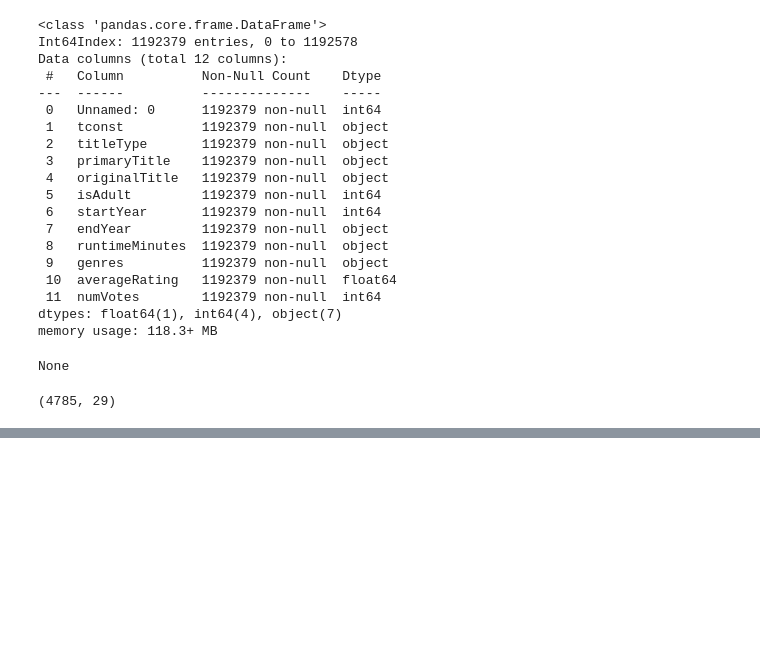
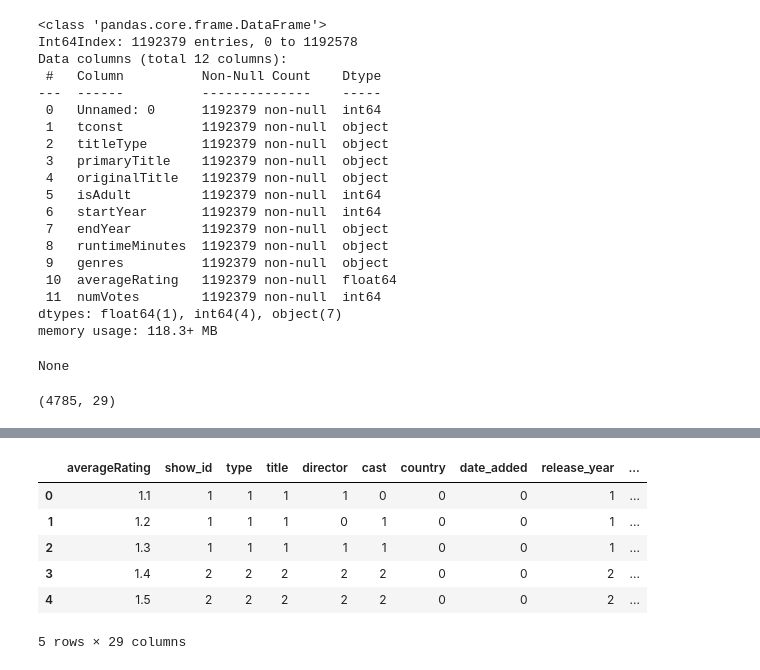
Before and after one commit to prvUA/pprv.project, a Jupyter notebook: amazon_prime_preprocess.ipynb, the cells around one changed output, grey strips where cells are left out. Drawn from its saved outputs; the diff is of its cells as text; code cells hidden in the pictures; blank space fills up the shorter version.

```diff
--- a/amazon_prime_preprocess.ipynb
+++ b/amazon_prime_preprocess.ipynb
@@ -216,0 +307,21 @@ merged_df
+# %%
+dfg = merged_df.groupby('averageRating').count().reset_index()
+display(dfg.head())
+fig = px.bar(dfg, x='averageRating', y='title', title='Prime Video IMBD Score',
+            labels={'averageRating':'IMBD Rating', 'title': 'Núm. Títulos'},
+            color_discrete_sequence=['rgba(0,168,225,1)'])
+
+fig.update_layout({
+'plot_bgcolor': 'rgba(255,255,255,1)',
+#'paper_bgcolor': 'rgba(35,47,62,1)',
+})
+
+fig.show()
+# %% [output]
+|  | averageRating | show_id | type | title | director | cast | country | date_added | release_year | ... |
+| 0 | 1.1 | 1 | 1 | 1 | 1 | 0 | 0 | 0 | 1 | ... |
+| 1 | 1.2 | 1 | 1 | 1 | 0 | 1 | 0 | 0 | 1 | ... |
+| 2 | 1.3 | 1 | 1 | 1 | 1 | 1 | 0 | 0 | 1 | ... |
+| 3 | 1.4 | 2 | 2 | 2 | 2 | 2 | 0 | 0 | 2 | ... |
+| 4 | 1.5 | 2 | 2 | 2 | 2 | 2 | 0 | 0 | 2 | ... |
+5 rows × 29 columns
```
Also changed, not shown: parts of 11 cells of this notebook.
